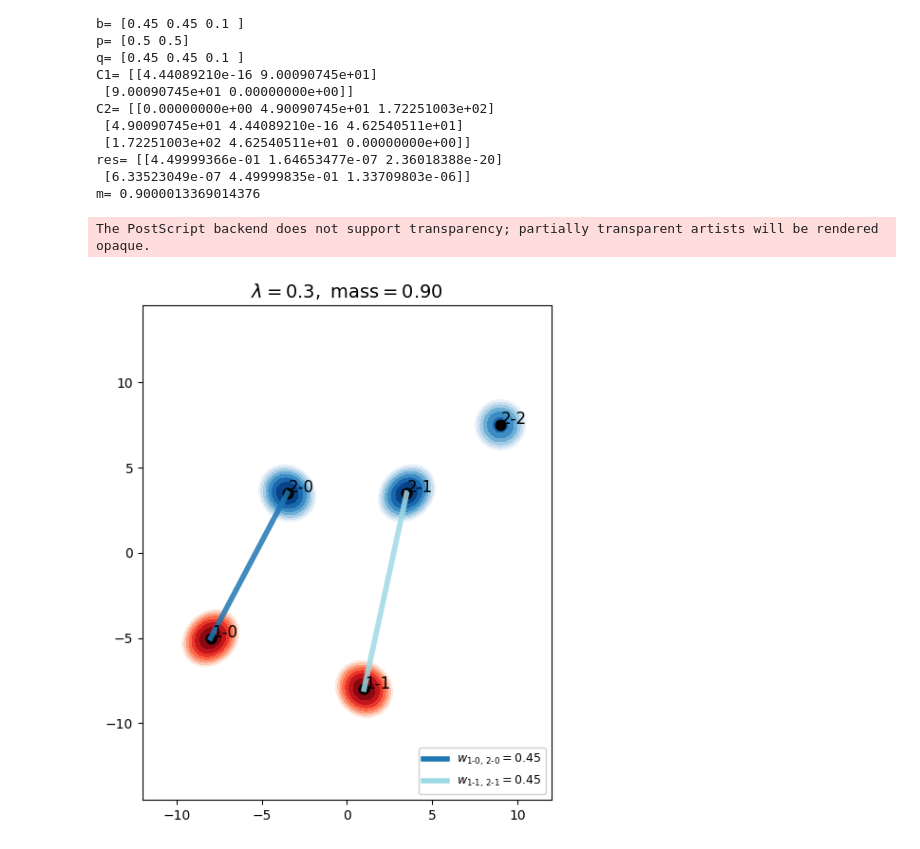
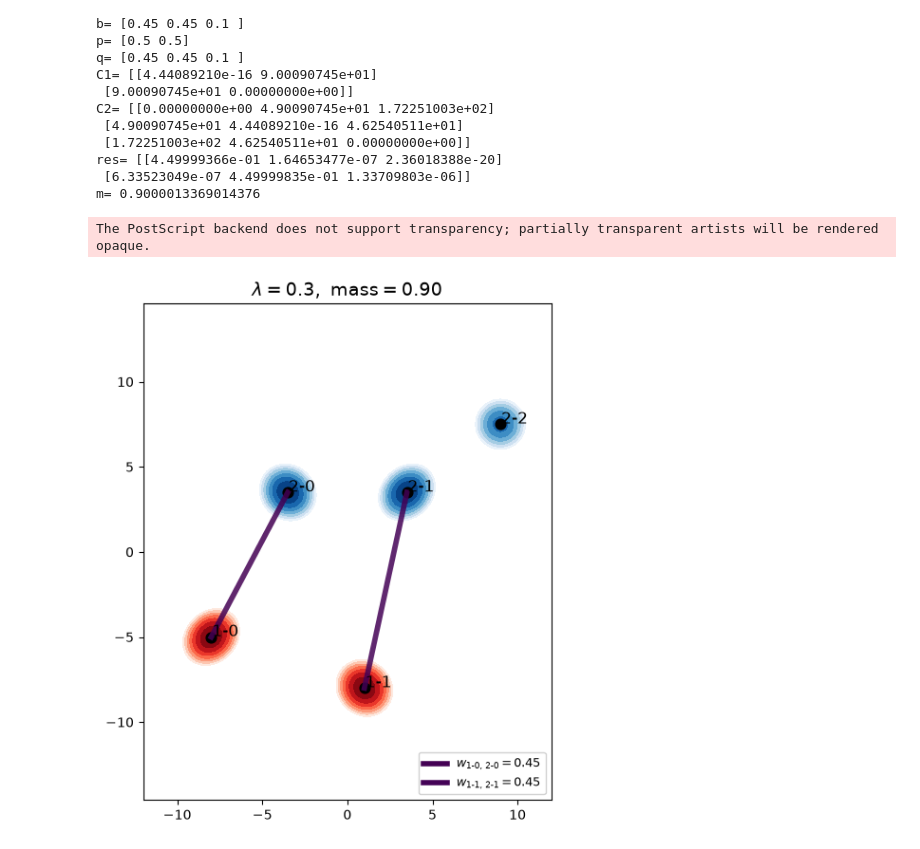
Before and after one commit to yachimura-lab/EPGOT-PMGW, a Jupyter notebook: docs/notebook/figure1_2_3.ipynb, the cells around one changed output. Drawn from its saved outputs; the diff is of its cells as text; code cells hidden in the pictures.

```diff
--- a/docs/notebook/figure1_2_3.ipynb
+++ b/docs/notebook/figure1_2_3.ipynb
@@ -226,7 +224,7 @@ for idx, Lambda in enumerate(Lambda_list):
     # ----------------------------------------
     # 5. assign colors
     # ----------------------------------------
-    cmap = cm.get_cmap("tab20", len(pairs))
+    cmap = plt.get_cmap("viridis")
     color_dict = {(i, j): cmap(k) for k, (i, j) in enumerate(pairs)}
 
     # ----------------------------------------
@@ -249,34 +247,34 @@ for idx, Lambda in enumerate(Lambda_list):
 
     # ----------------------------------------
     # 7. legend (lower right)
     # ----------------------------------------
     legend_elements = [
         Line2D(
             [0],
             [0],
             color=color_dict[(i, j)],
             lw=4,
             label=rf"$w_{{1\text{{-}}{i},\,2\text{{-}}{j}}}={R[i, j]:.2f}$",
         )
         for (i, j) in pairs
     ]
 
     ax.legend(handles=legend_elements, loc="lower right", fontsize=9, framealpha=0.9)
 
     ax.set_title(
         rf"$\lambda={Lambda},\ \mathrm{{mass}}={mass_partial:.2f}$", fontsize=14
     )
     ax.axis("equal")
 
 # ============================
 # finalize
 # ============================
 plt.tight_layout()
 plt.savefig("fig_single_lambda_colored_wlabel.eps", format="eps", bbox_inches="tight")
 plt.show()
 # %% [output]
 The PostScript backend does not support transparency; partially transparent artists will be rendered opaque.
-[figure, old version]
+[figure, new version]
 # %%
 # ----------------------------
 # パラメータ
```
Also changed, not shown: parts of 5 cells of this notebook, 3 other files.
